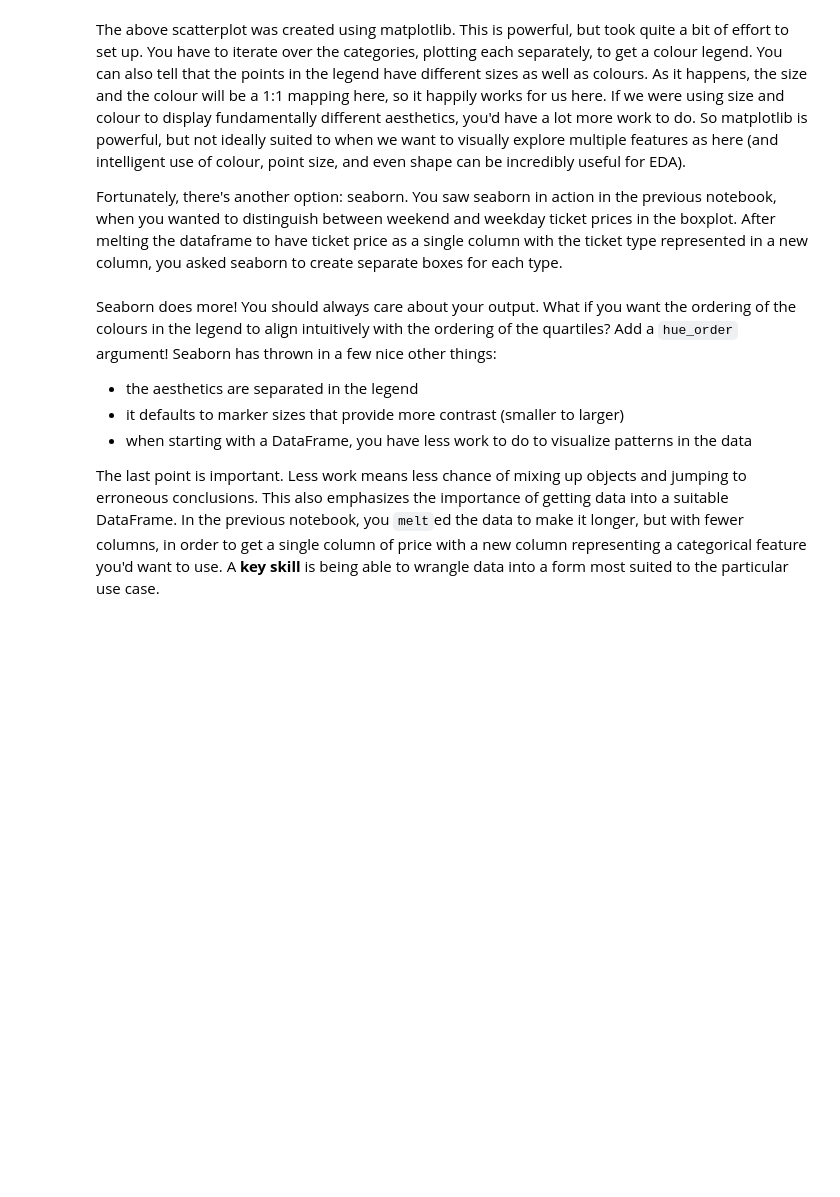
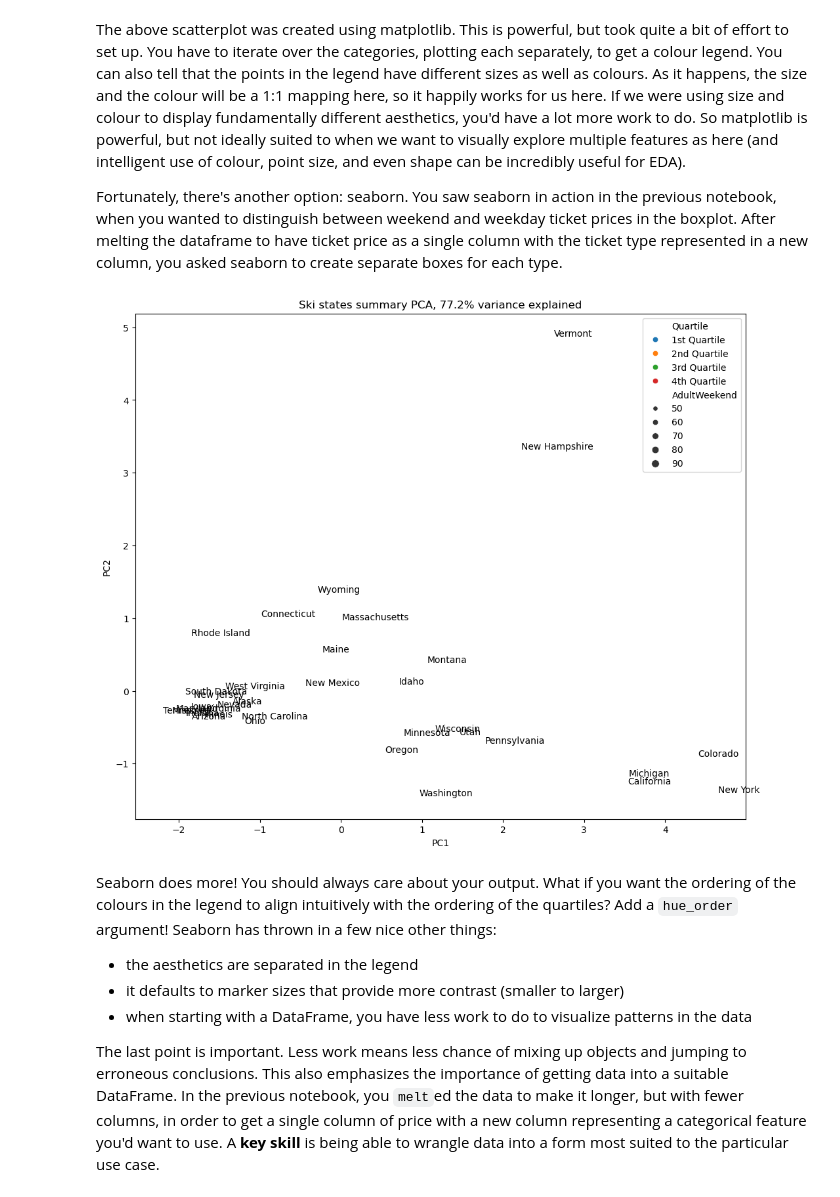
Before and after one commit to Humayra3000/DataScienceGuidedCapstone, a Jupyter notebook: Notebooks/03_exploratory_data_analysis.ipynb, the cells around one changed output. Saved outputs shown, nothing was run; the diff lists cells and outputs as text; code cells hidden in the pictures; blank space fills up the shorter version.

```diff
--- a/Notebooks/03_exploratory_data_analysis.ipynb
+++ b/Notebooks/03_exploratory_data_analysis.ipynb
@@ -410,6 +409,6 @@ Apply the transformation to the data to obtain the derived features.
 # %%
 #Code task 7#
 #Call `state_pca`'s `transform()` method, passing in `state_summary_scale` as its argument
-state_pca_x = state_pca.___(___)
+state_pca_x = state_pca.transform(state_summary_scale)
 # %%
 state_pca_x.shape
@@ -438,5 +441,5 @@ Here, all point markers for the states are the same size and colour. You've visu
 # %%
 #Code task 8#
 #Calculate the average 'AdultWeekend' ticket price by state
-state_avg_price = ski_data.groupby(___)[___].___
+state_avg_price = ski_data.groupby('state')['AdultWeekend'].mean()
 state_avg_price.head()
@@ -455,5 +468,5 @@ At this point you have several objects floating around. You have just calculated
 #Remember the first component was given by state_pca_x[:, 0],
 #and the second by state_pca_x[:, 1]
 #Call these 'PC1' and 'PC2', respectively and set the dataframe index to `state_summary_index`
-pca_df = pd.DataFrame({'PC1': ___, 'PC2': ___}, index=__)
+pca_df = pd.DataFrame({'PC1': state_pca_x[:, 0], 'PC2': state_pca_x[:, 1]}, index=state_summary_index)
 pca_df.head()
@@ -471,5 +508,5 @@ Now you can concatenate both parts on axis 1 and using the indexes.
 #Code task 10#
 #Use pd.concat to concatenate `pca_df` and `state_avg_price` along axis 1
 # remember, pd.concat will align on index
-pca_df = ___([___, ___], axis=___)
+pca_df = pd.concat([pca_df, state_avg_price], axis=1)
 pca_df.head()
@@ -527,23 +610,25 @@ Fortunately, there's another option: seaborn. You saw seaborn in action in the p
 # %%
 #Code task 11#
 #Create a seaborn scatterplot by calling `sns.scatterplot`
 #Specify the dataframe pca_df as the source of the data,
 #specify 'PC1' for x and 'PC2' for y,
 #specify 'AdultWeekend' for the pointsize (scatterplot's `size` argument),
 #specify 'Quartile' for `hue`
 #specify pca_df.Quartile.cat.categories for `hue_order` - what happens with/without this?
 x = pca_df.PC1
 y = pca_df.PC2
 state = pca_df.index
 plt.subplots(figsize=(12, 10))
 # Note the argument below to make sure we get the colours in the ascending
 # order we intuitively expect!
-sns.___(x=___, y=___, size=___, hue=___,
-                hue_order=___, data=pca_df)
+sns.scatterplot(x='PC1', y='PC2', size='AdultWeekend', hue='Quartile',
+                hue_order=['1st Quartile', '2nd Quartile', '3rd Quartile', '4th Quartile'], data=pca_df)
 #and we can still annotate with the state labels
 for s, x, y in zip(state, x, y):
     plt.annotate(s, (x, y))
 plt.title(f'Ski states summary PCA, {pc_var:.1f}% variance explained');
+# %% [output]
+[figure, added]
 # %% [markdown]
 Seaborn does more! You should always care about your output. What if you want the ordering of the colours in the legend to align intuitively with the ordering of the quartiles? Add a `hue_order` argument! Seaborn has thrown in a few nice other things:
 
```
Also changed, not shown: parts of 30 cells of this notebook.
